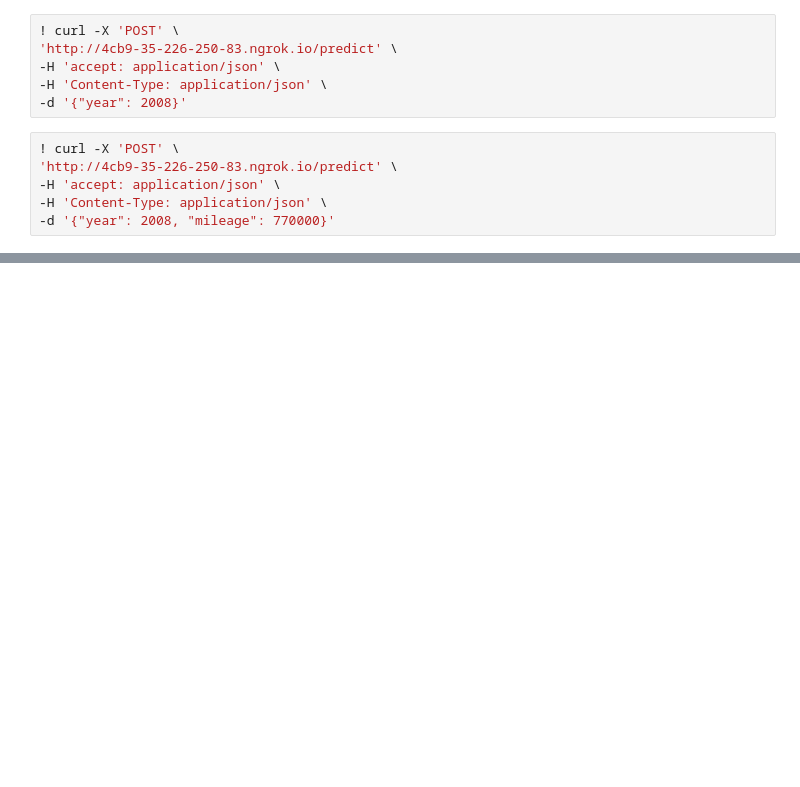
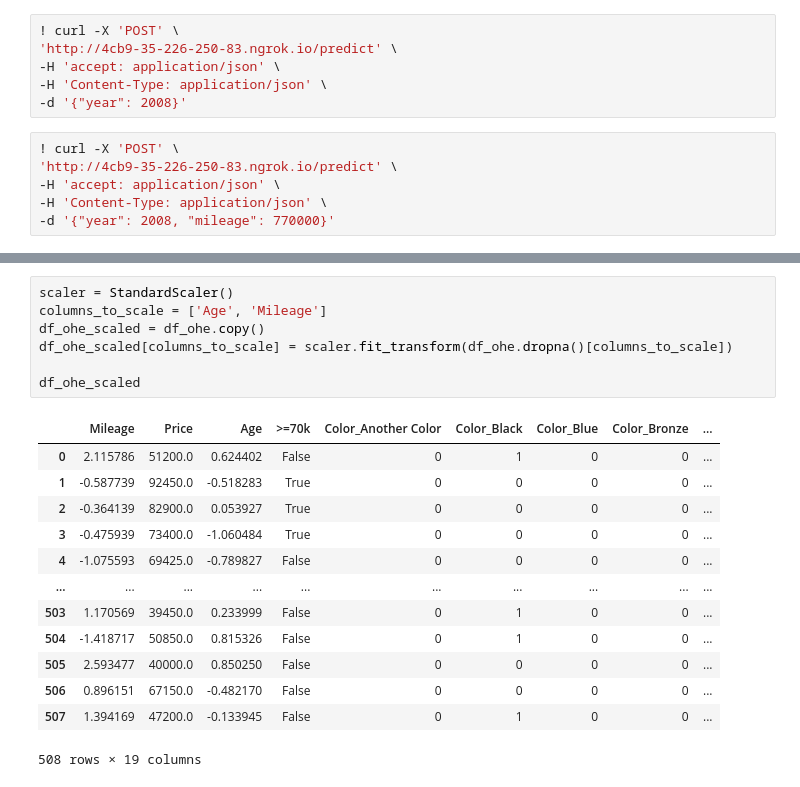
Before and after one commit to halsawadi/thakaa-ml-zero2hero, a Jupyter notebook: MLModelsDeploymentThakaaBootcamp.ipynb, the cells around one changed output, grey strips where cells are left out. Cells and saved outputs as stored; diff of their text form; blank space fills up the shorter version.

```diff
--- a/MLModelsDeploymentThakaaBootcamp.ipynb
+++ b/MLModelsDeploymentThakaaBootcamp.ipynb
@@ -446,0 +460,21 @@ uvicorn.run(app, port=8000)
+# %%
+scaler = StandardScaler()
+columns_to_scale = ['Age', 'Mileage']
+df_ohe_scaled = df_ohe.copy()
+df_ohe_scaled[columns_to_scale] = scaler.fit_transform(df_ohe.dropna()[columns_to_scale])
+
+df_ohe_scaled
+# %% [output]
+|  | Mileage | Price | Age | >=70k | Color_Another Color | Color_Black | Color_Blue | Color_Bronze | ... |
+| 0 | 2.115786 | 51200.0 | 0.624402 | False | 0 | 1 | 0 | 0 | ... |
+| 1 | -0.587739 | 92450.0 | -0.518283 | True | 0 | 0 | 0 | 0 | ... |
+| 2 | -0.364139 | 82900.0 | 0.053927 | True | 0 | 0 | 0 | 0 | ... |
+| 3 | -0.475939 | 73400.0 | -1.060484 | True | 0 | 0 | 0 | 0 | ... |
+| 4 | -1.075593 | 69425.0 | -0.789827 | False | 0 | 0 | 0 | 0 | ... |
+| ... | ... | ... | ... | ... | ... | ... | ... | ... | ... |
+| 503 | 1.170569 | 39450.0 | 0.233999 | False | 0 | 1 | 0 | 0 | ... |
+| 504 | -1.418717 | 50850.0 | 0.815326 | False | 0 | 1 | 0 | 0 | ... |
+| 505 | 2.593477 | 40000.0 | 0.850250 | False | 0 | 0 | 0 | 0 | ... |
+| 506 | 0.896151 | 67150.0 | -0.482170 | False | 0 | 0 | 0 | 0 | ... |
+| 507 | 1.394169 | 47200.0 | -0.133945 | False | 0 | 1 | 0 | 0 | ... |
+508 rows × 19 columns
```
Also changed, not shown: parts of 12 cells of this notebook.
